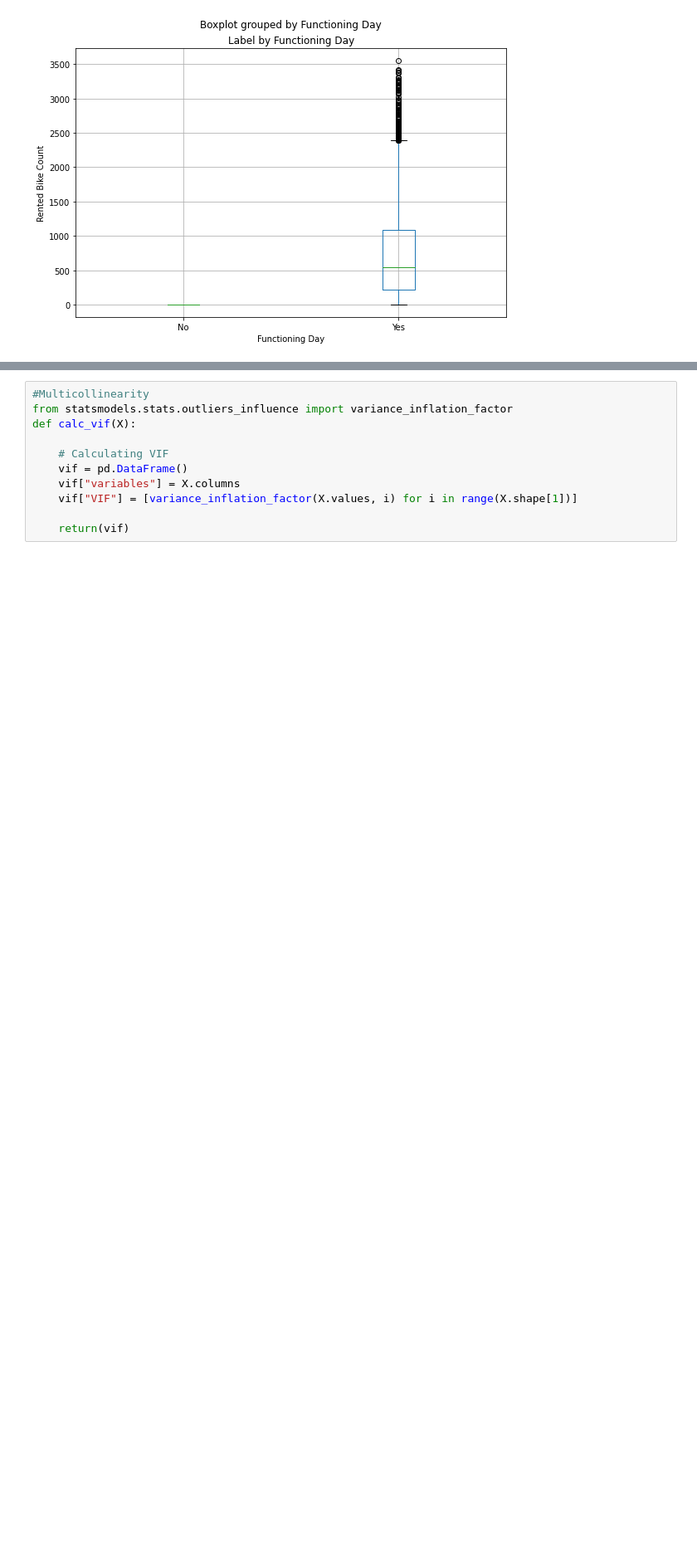
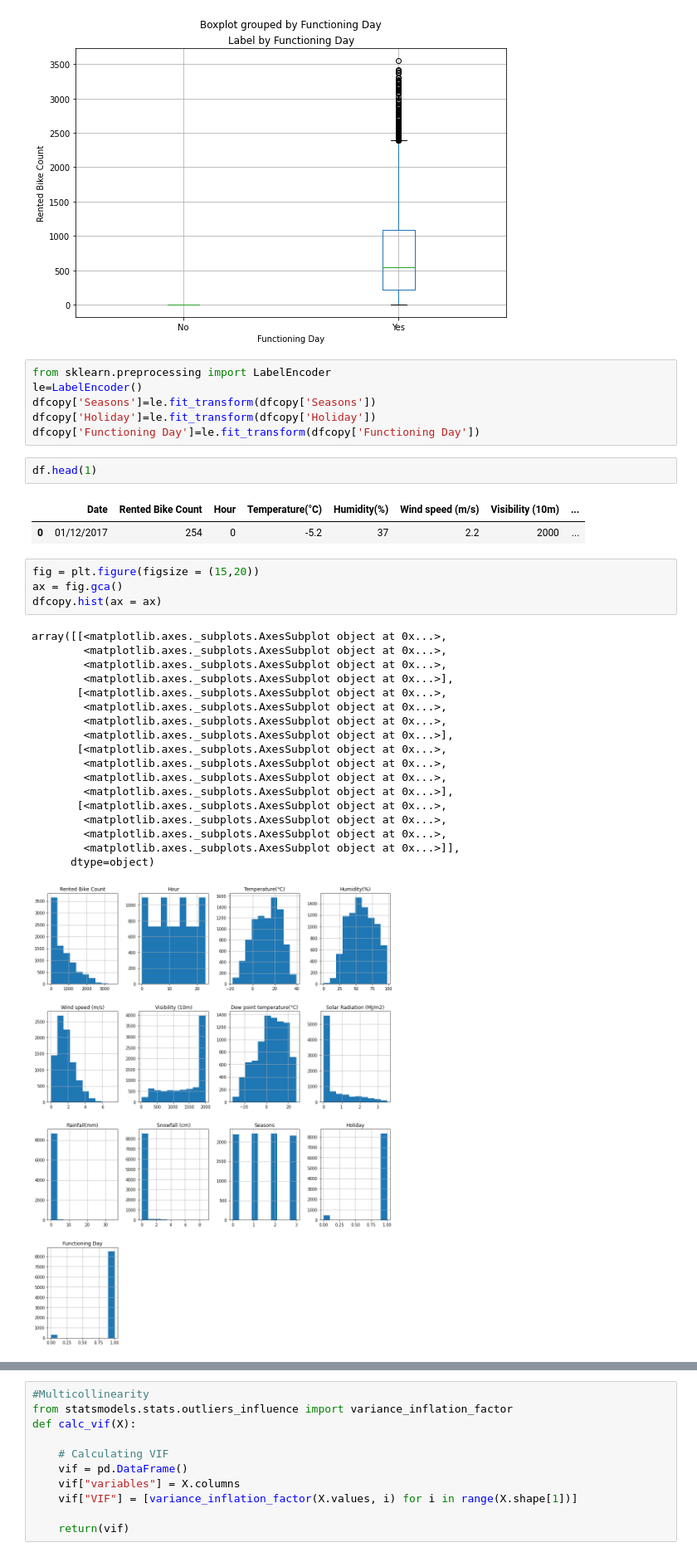
Before and after one commit to rugadamanikanta/seoul-bike-sharing-demand-prediction, a Jupyter notebook: Bike_Sharing_Demand_Prediction_Capstone_Project.ipynb, the cells around one changed output, grey strips where cells are left out. Shown at 83% size. Saved outputs shown, nothing was run; the diff lists cells and outputs as text; blank space fills up the shorter version.

```diff
--- a/Bike_Sharing_Demand_Prediction_Capstone_Project.ipynb
+++ b/Bike_Sharing_Demand_Prediction_Capstone_Project.ipynb
@@ -294,3 +301,37 @@ plt.show()
 [figure]
 [figure]
 [figure]
+# %%
+from sklearn.preprocessing import LabelEncoder
+le=LabelEncoder()
+dfcopy['Seasons']=le.fit_transform(dfcopy['Seasons'])
+dfcopy['Holiday']=le.fit_transform(dfcopy['Holiday'])
+dfcopy['Functioning Day']=le.fit_transform(dfcopy['Functioning Day'])
+# %%
+df.head(1)
+# %% [output]
+|  | Date | Rented Bike Count | Hour | Temperature(°C) | Humidity(%) | Wind speed (m/s) | Visibility (10m) | ... |
+| 0 | 01/12/2017 | 254 | 0 | -5.2 | 37 | 2.2 | 2000 | ... |
+# %%
+fig = plt.figure(figsize = (15,20))
+ax = fig.gca()
+dfcopy.hist(ax = ax)
+# %% [output]
+array([[<matplotlib.axes._subplots.AxesSubplot object at 0x...>,
+        <matplotlib.axes._subplots.AxesSubplot object at 0x...>,
+        <matplotlib.axes._subplots.AxesSubplot object at 0x...>,
+        <matplotlib.axes._subplots.AxesSubplot object at 0x...>],
+       [<matplotlib.axes._subplots.AxesSubplot object at 0x...>,
+        <matplotlib.axes._subplots.AxesSubplot object at 0x...>,
+        <matplotlib.axes._subplots.AxesSubplot object at 0x...>,
+        <matplotlib.axes._subplots.AxesSubplot object at 0x...>],
+       [<matplotlib.axes._subplots.AxesSubplot object at 0x...>,
+        <matplotlib.axes._subplots.AxesSubplot object at 0x...>,
+        <matplotlib.axes._subplots.AxesSubplot object at 0x...>,
+        <matplotlib.axes._subplots.AxesSubplot object at 0x...>],
+       [<matplotlib.axes._subplots.AxesSubplot object at 0x...>,
+        <matplotlib.axes._subplots.AxesSubplot object at 0x...>,
+        <matplotlib.axes._subplots.AxesSubplot object at 0x...>,
+        <matplotlib.axes._subplots.AxesSubplot object at 0x...>]],
+      dtype=object)
+[figure, added]
```
Also changed, not shown: parts of 32 cells of this notebook.
